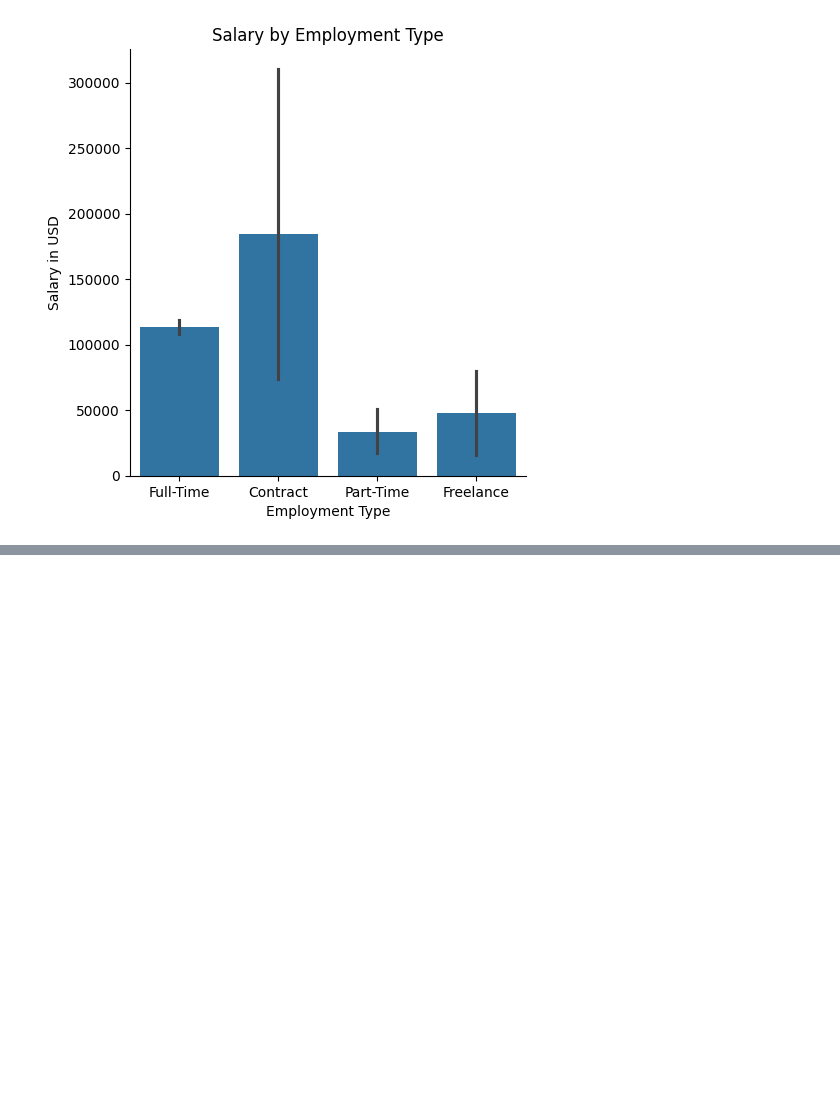
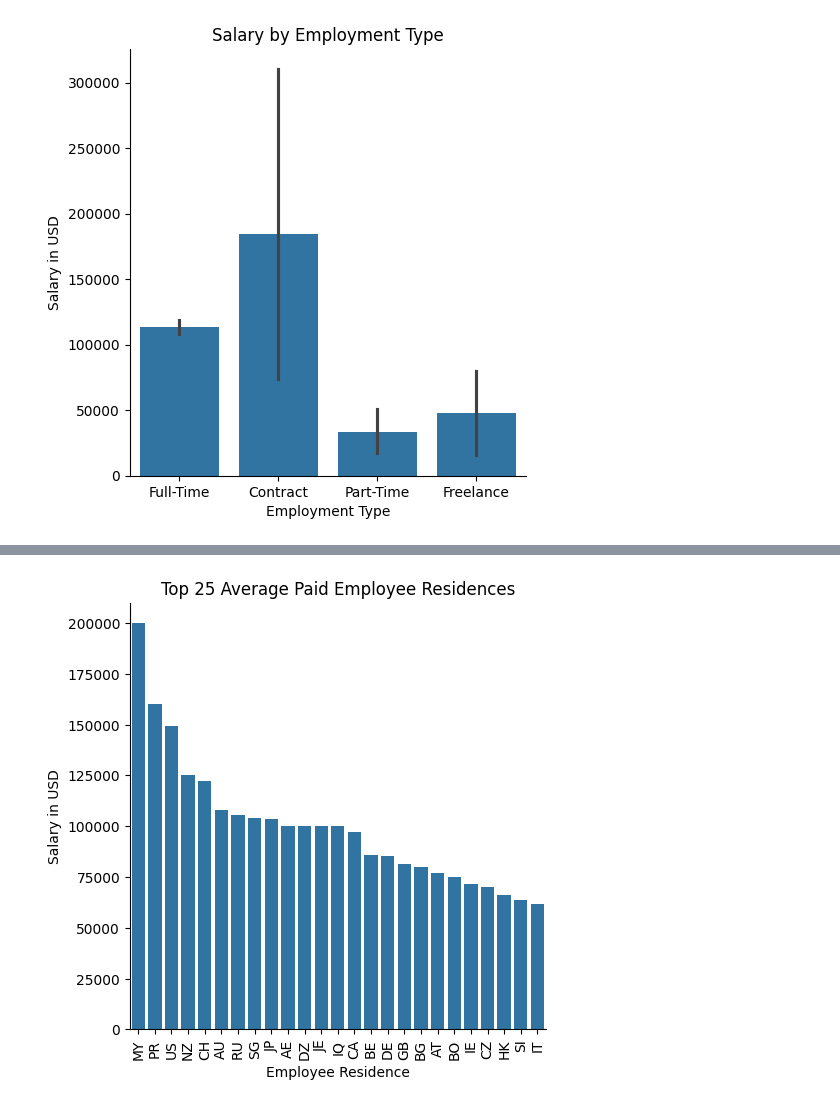
Before and after one commit to chriscolomb/seng474-project, a Jupyter notebook: notebook.ipynb, the cells around one changed output, grey strips where cells are left out. Cells and saved outputs as stored; diff of their text form; code cells hidden in the pictures; blank space fills up the shorter version.

```diff
--- a/notebook.ipynb
+++ b/notebook.ipynb
@@ -309,0 +308,13 @@ plt.show()
+# %%
+# Plot top 25 average paid `job_title` order by `salary_in_usd`
+top_25_employee_residence = ds_salary.groupby("employee_residence")["salary_in_usd"].mean().sort_values(ascending=False).head(25)
+sns.catplot(x=top_25_employee_residence.index, y=top_25_employee_residence.values, kind="bar")
+
+plt.title("Top 25 Average Paid Employee Residences")
+plt.xlabel("Employee Residence")
+plt.xticks(rotation=90)
+plt.ylabel("Salary in USD")
+
+plt.show()
+# %% [output]
+[figure, added]
```
Also changed, not shown: parts of 5 cells of this notebook.
